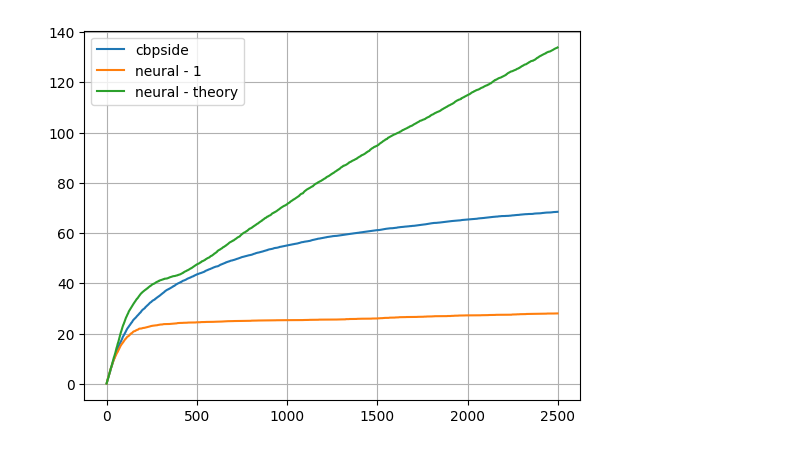
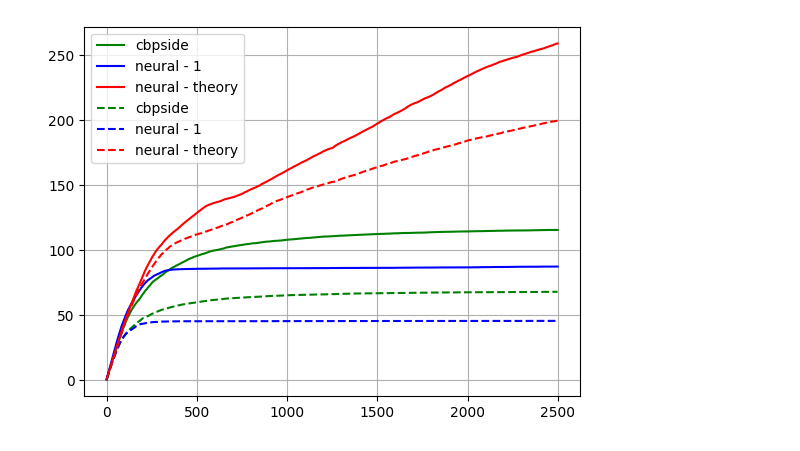
Before and after one commit to MaxHeuillet/neuralCBPside, a Jupyter notebook: results_analysis.ipynb, the cells around one changed output. Cells and saved outputs as stored; diff of their text form; code cells hidden in the pictures.

```diff
--- a/results_analysis.ipynb
+++ b/results_analysis.ipynb
@@ -36,7 +36,7 @@ task = 'imbalanced'
 
 
 
-def get_result(approach, context_type):
-    path = os.path.join(direct, 'benchmark_{}_{}_{}_{}_{}.pkl.gz'.format(task, context_type,horizon,n_folds,approach) )
+def get_result(approach, context_type, type):
+    path = os.path.join(direct, 'benchmark{}_{}_{}_{}_{}_{}.pkl.gz'.format(type, task, context_type,horizon,n_folds,approach) )
     res = loadall_results(path, horizon, n_folds)
     return res
@@ -43,21 +89,27 @@ def get_result(approach, context_type):
 # %%
-context_type = 'linear'
+context_type = 'sinusoid'
 
-res1 = get_result( 'cbpside_theory', context_type )
-res2 = get_result( 'neuralcbp_1', context_type )
-res5 = get_result( 'neuralcbp_theory', context_type )
+res1 = get_result( 'cbpside_theory', context_type , '2' )
+res2 = get_result( 'neuralcbp_1', context_type , '2' )
+res5 = get_result( 'neuralcbp_theory', context_type , '2' )
 
-plt.plot(range(horizon), np.mean(res1,0), label = 'cbpside')
-plt.plot(range(horizon), np.mean(res2,0), label = 'neural - 1')
-# plt.plot(range(horizon), np.mean(res3,0), label = 'neural - 0.1')
-# plt.plot(range(horizon), np.mean(res4,0), label = 'neural - simplified')
-plt.plot(range(horizon), np.mean(res5,0), label = 'neural - theory')
-# plt.plot(range(horizon), np.mean(res4,0), label = 'neural - simp')
+plt.plot(range(horizon), np.mean(res1,0), label = 'cbpside', color = 'green')
+plt.plot(range(horizon), np.mean(res2,0), label = 'neural - 1', color = 'blue')
+plt.plot(range(horizon), np.mean(res5,0), label = 'neural - theory' , color = 'red')
+
+res1 = get_result( 'cbpside_theory', context_type , '3' )
+res2 = get_result( 'neuralcbp_1', context_type , '3' )
+res5 = get_result( 'neuralcbp_theory', context_type , '3' )
+
+plt.plot(range(horizon), np.mean(res1,0), label = 'cbpside',  linestyle='--', color = 'green')
+plt.plot(range(horizon), np.mean(res2,0), label = 'neural - 1',  linestyle='--', color = 'blue')
+plt.plot(range(horizon), np.mean(res5,0), label = 'neural - theory',  linestyle='--', color = 'red')
+
 plt.legend()
 plt.grid()
 # for i in res:
 #     plt.plot( range(horizon), i )
 
 # plt.savefig('./{}.png'.format(approach) )
 # %% [output]
-[figure, old version]
+[figure, new version]
```
Also changed, not shown: parts of 4 cells of this notebook, 1 other file.
